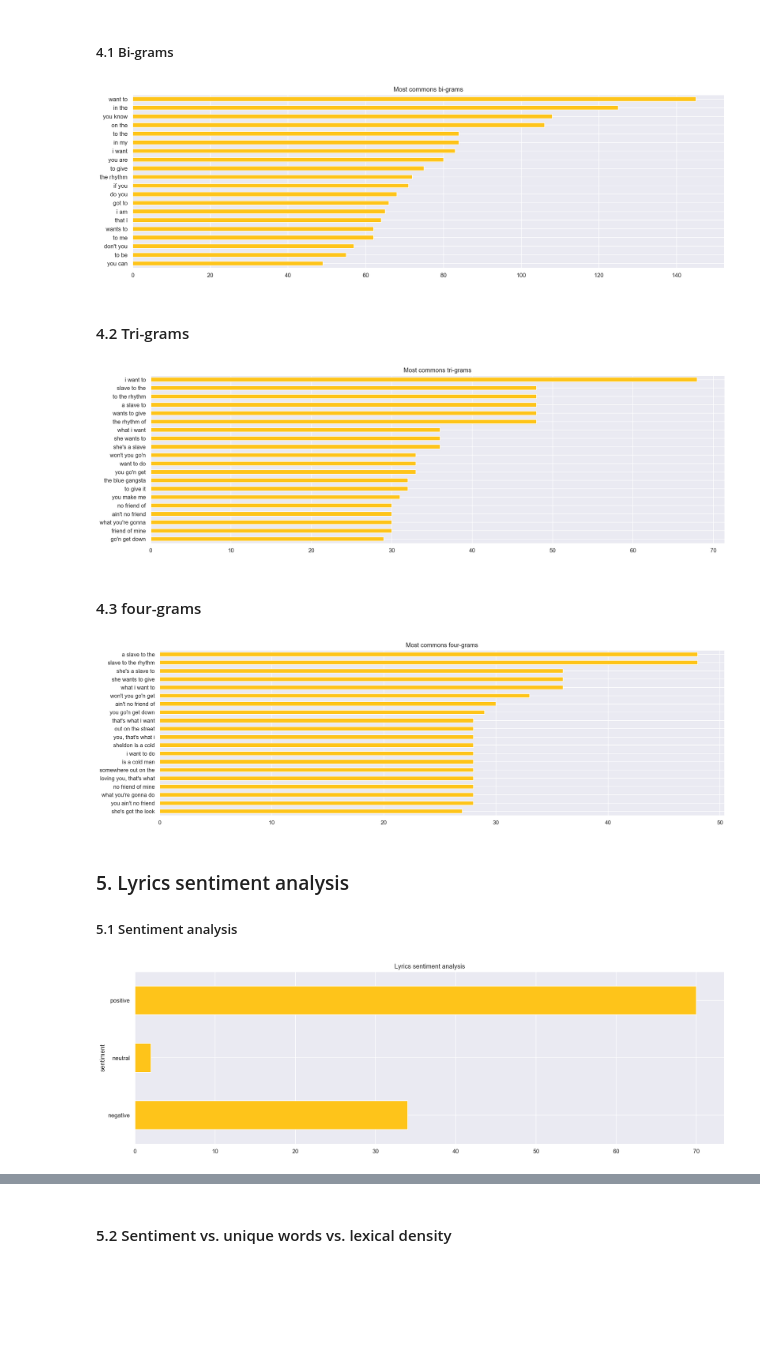
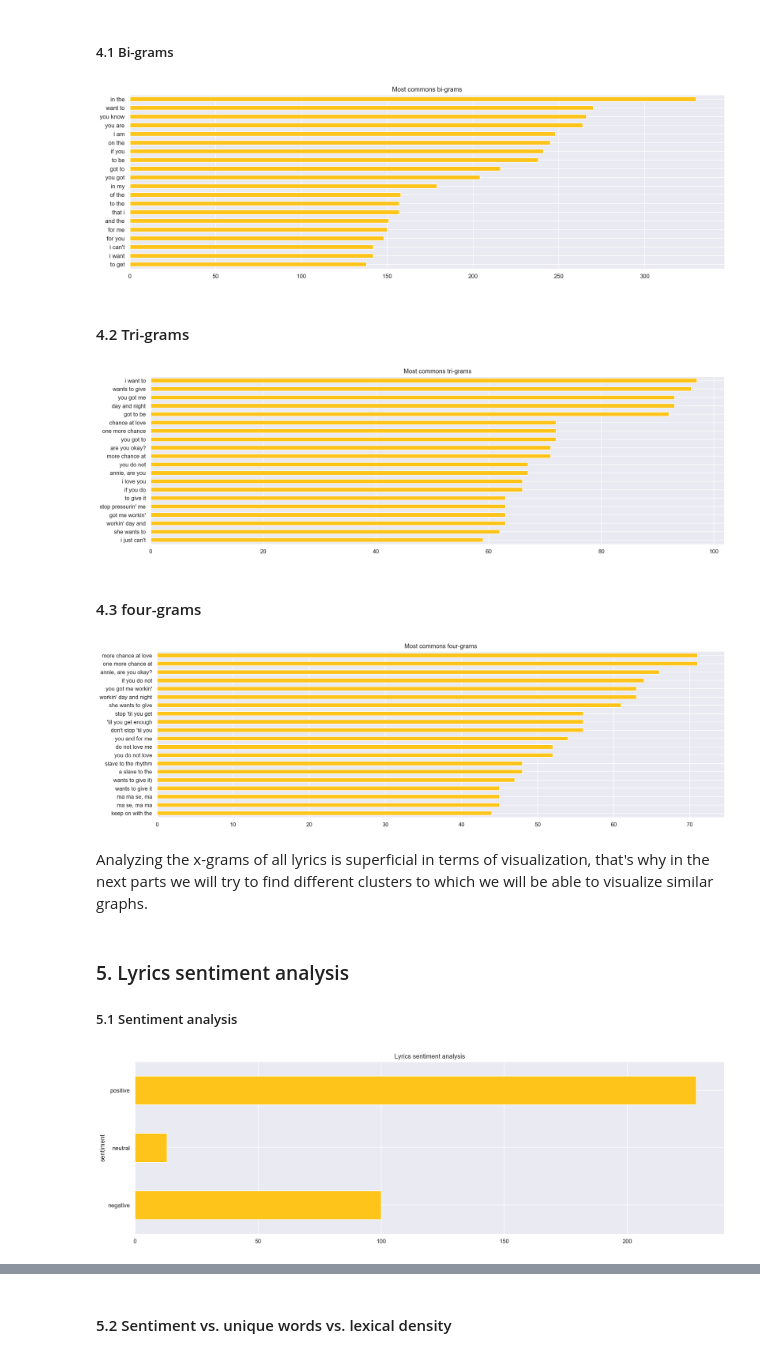
Before and after one commit to com-480-data-visualization/com-480-project-js, a Jupyter notebook: eda/EDA.ipynb, the cells around one changed output, grey strips where cells are left out. Saved outputs shown, nothing was run; the diff lists cells and outputs as text; code cells hidden in the pictures; blank space fills up the shorter version.

```diff
--- a/eda/EDA.ipynb
+++ b/eda/EDA.ipynb
@@ -103,8 +103,10 @@ spotify_df = spotify_df.drop_duplicates(subset=['name_track_clean'])
 Merge
 """
 
-df = lyrics_df.merge(spotify_df, left_on='title_clean', right_on='name_track_clean')
+df = lyrics_df#lyrics_df.merge(spotify_df, left_on='title_clean', right_on='name_track_clean')
 df.shape
+
+df.lyrics = df.lyrics.astype(str)
 # %% [output]
 Lyrics DF shape:
 (378, 16)
@@ -177,7 +188,7 @@ bigrams_s = pd.Series(get_ngrams_from_series(df.lyrics, 2))
 top_bigrams_s = bigrams_s.value_counts()[:20][::-1]
 top_bigrams_s.plot(kind='barh', color=MAIN_COLOR, title=title);
 # %% [output]
-[figure, old version]
+[figure, new version]
 # %% [markdown]
 #### 4.2 Tri-grams
 # %%
@@ -186,7 +197,7 @@ bigrams_s = pd.Series(get_ngrams_from_series(df.lyrics, 3))
 top_bigrams_s = bigrams_s.value_counts()[:20][::-1]
 top_bigrams_s.plot(kind='barh', color=MAIN_COLOR, title=title);
 # %% [output]
-[figure, old version]
+[figure, new version]
 # %% [markdown]
 #### 4.3 four-grams
 # %%
@@ -195,7 +206,9 @@ bigrams_s = pd.Series(get_ngrams_from_series(df.lyrics, 4))
 top_bigrams_s = bigrams_s.value_counts()[:20][::-1]
 top_bigrams_s.plot(kind='barh', color=MAIN_COLOR, title=title);
 # %% [output]
-[figure, old version]
+[figure, new version]
+# %% [markdown]
+Analyzing the x-grams of all lyrics is superficial in terms of visualization, that's why in the next parts we will try to find different clusters to which we will be able to visualize similar graphs.
 # %% [markdown]
 ### 5. Lyrics sentiment analysis
 
@@ -203,15 +216,15 @@ top_bigrams_s.plot(kind='barh', color=MAIN_COLOR, title=title);
 # %%
 import nltk
 from nltk.sentiment.vader import SentimentIntensityAnalyzer
 import numpy as np
 #nltk.download('vader_lexicon')
 
 senti_analyze = SentimentIntensityAnalyzer()
 
 df['sentiment_score'] = df.lyrics.apply(lambda l : senti_analyze.polarity_scores(l)['compound'])
 df['sentiment'] = pd.cut(df['sentiment_score'], [-np.inf, -0.35, 0.35, np.inf], labels=['negative', 'neutral', 'positive'])
 
 title = "Lyrics sentiment analysis"
-df.groupby('sentiment').count()[['key']].plot(kind='barh', stacked=True, color=MAIN_COLOR, title=title, legend=False);
+df.groupby('sentiment').count()[['title']].plot(kind='barh', stacked=True, color=MAIN_COLOR, title=title, legend=False);
 # %% [output]
-[figure, old version]
+[figure, new version]
```
Also changed, not shown: parts of 19 cells of this notebook.
